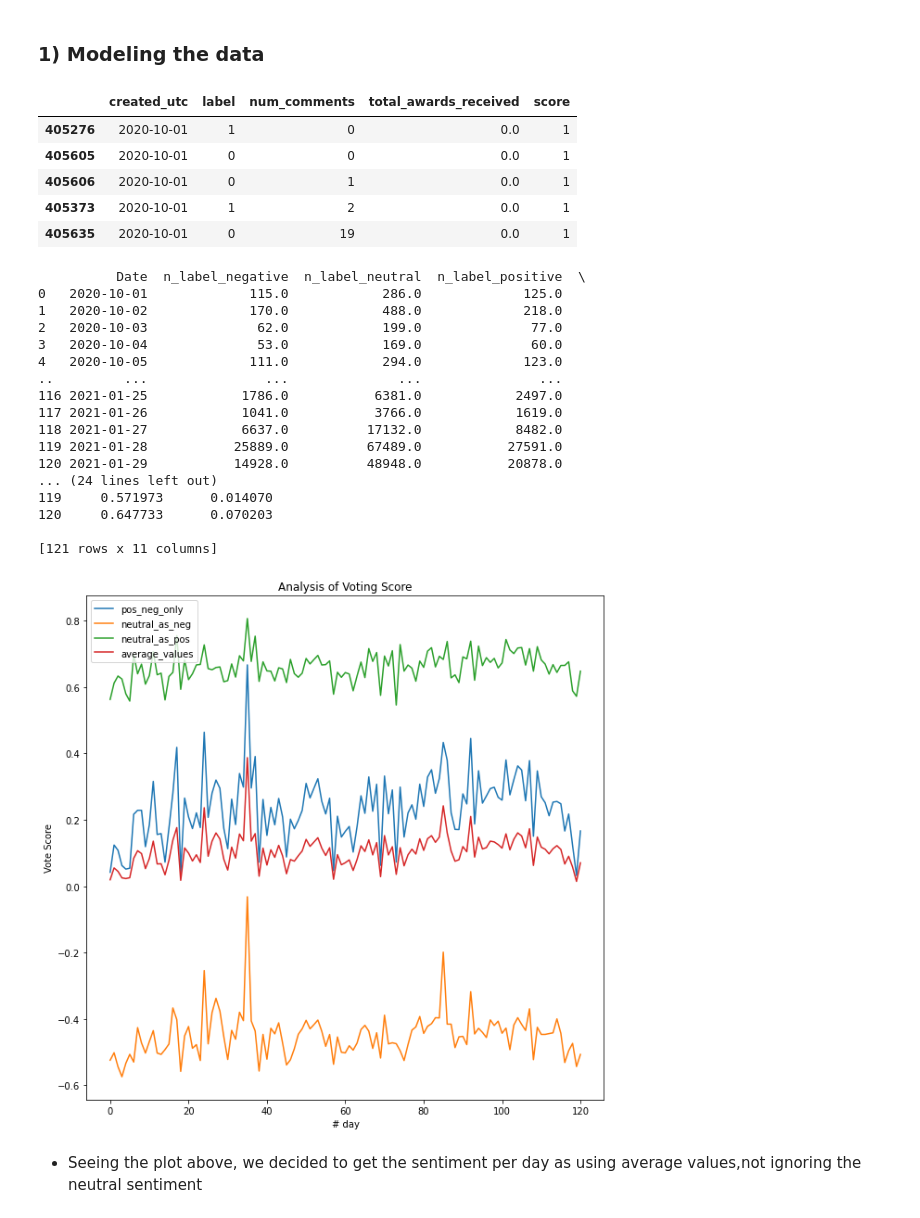
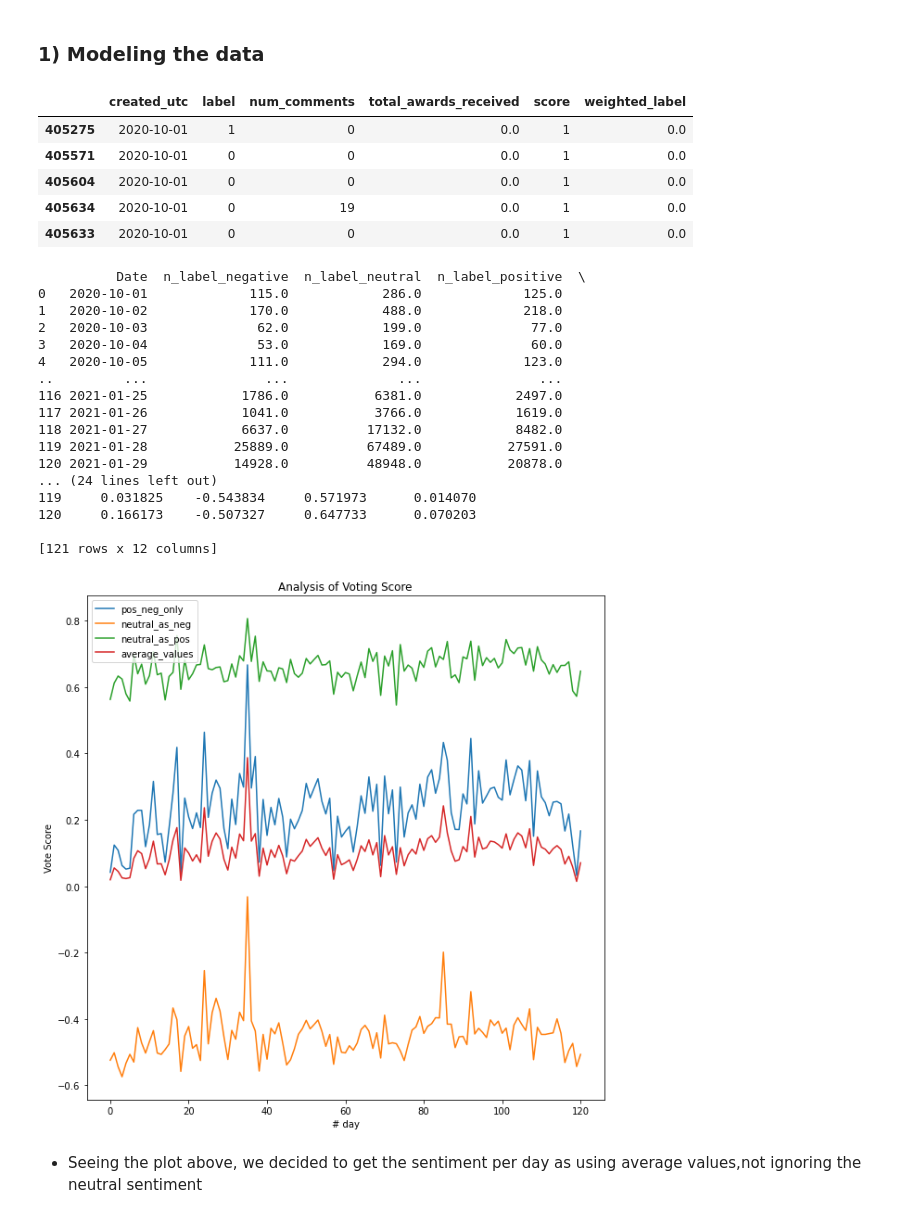
Before and after one commit to lucisaldanha/GME_project, a Jupyter notebook: report.ipynb, the cells around one changed output. Saved outputs shown, nothing was run; the diff lists cells and outputs as text; code cells hidden in the pictures.

```diff
--- a/report.ipynb
+++ b/report.ipynb
@@ -310,7 +270,8 @@ reddit_wsb_aug_jan.tail()
 # %%
 ###########################   WallStreetBets posts with sentiment
 
-reddit_data_sa_filepath = "./reddit_data_sa.csv"
+reddit_data_sa_filepath = "./reddit_data_sa_with_weights.csv"
 reddit_data_sa = pd.read_csv(reddit_data_sa_filepath)
+reddit_data_sa.dropna(inplace=True)
 reddit_data_sa.shape
 # %% [output]
@@ -407,15 +347,15 @@ reddit_sa_copy.head()
 # %%
 ##################################  SELECTING ONLY THE DATA WE WANT FOR MODEL 1
 
-reddit_sa_copy_model_one = reddit_sa_copy[['created_utc','label','num_comments','total_awards_received','score']]
+reddit_sa_copy_model_one = reddit_sa_copy[['created_utc','label','num_comments','total_awards_received','score','weighted_label']]
 reddit_sa_copy_model_one.head()
 # %% [output]
-|  | created_utc | label | num_comments | total_awards_received | score |
-| 405276 | 2020-10-01 | 1 | 0 | 0.0 | 1 |
-| 405605 | 2020-10-01 | 0 | 0 | 0.0 | 1 |
-| 405606 | 2020-10-01 | 0 | 1 | 0.0 | 1 |
-| 405373 | 2020-10-01 | 1 | 2 | 0.0 | 1 |
-| 405635 | 2020-10-01 | 0 | 19 | 0.0 | 1 |
+|  | created_utc | label | num_comments | total_awards_received | score | weighted_label |
+| 405275 | 2020-10-01 | 1 | 0 | 0.0 | 1 | 0.0 |
+| 405571 | 2020-10-01 | 0 | 0 | 0.0 | 1 | 0.0 |
+| 405604 | 2020-10-01 | 0 | 0 | 0.0 | 1 | 0.0 |
+| 405634 | 2020-10-01 | 0 | 19 | 0.0 | 1 | 0.0 |
+| 405633 | 2020-10-01 | 0 | 0 | 0.0 | 1 | 0.0 |
 # %%
 ##############################################  CODE BOX 02
 #################################  function to count labels for each day
@@ -443,6 +383,7 @@ results_dict = {
     'num_comments' : [],
     'total_awards_received' : [],
     'score' : [],
+    'weighted_label': []
 }
 
 # run a for loop to check per day, how many positive, neutral and negative values are,
@@ -457,6 +398,7 @@ for j in range(unique_days.shape[0]):
     num_comments = df_for_each_day['num_comments'].mean()
     total_awards_received = df_for_each_day['total_awards_received'].mean()
     score = df_for_each_day['score'].mean()
+    weighted_label = df_for_each_day['weighted_label'].mean()
 
 #     # aggregate other metrics MIXED SUM AND AVERAGE
 #     num_comments = df_for_each_day['num_comments'].sum()
@@ -471,6 +413,8 @@ for j in range(unique_days.shape[0]):
     results_dict['num_comments'].append(num_comments)
     results_dict['total_awards_received'].append(total_awards_received)
     results_dict['score'].append(score)
+    results_dict['weighted_label'].append(weighted_label)
+
 
 # convert results dict in dataframe
 results_df = pd.DataFrame.from_dict(results_dict)
@@ -512,10 +456,10 @@ plt.show()
 119 2021-01-28           25889.0          67489.0           27591.0
 120 2021-01-29           14928.0          48948.0           20878.0
 ... (24 lines left out)
-119     0.571973      0.014070
-120     0.647733      0.070203
+119     0.031825    -0.543834     0.571973      0.014070
+120     0.166173    -0.507327     0.647733      0.070203
 
-[121 rows x 11 columns]
+[121 rows x 12 columns]
 [figure]
 # %% [markdown]
 - Seeing the plot above, we decided to get the sentiment per day as using average values,not ignoring the neutral sentiment
```
Also changed, not shown: parts of 57 cells of this notebook, 1 other file.
